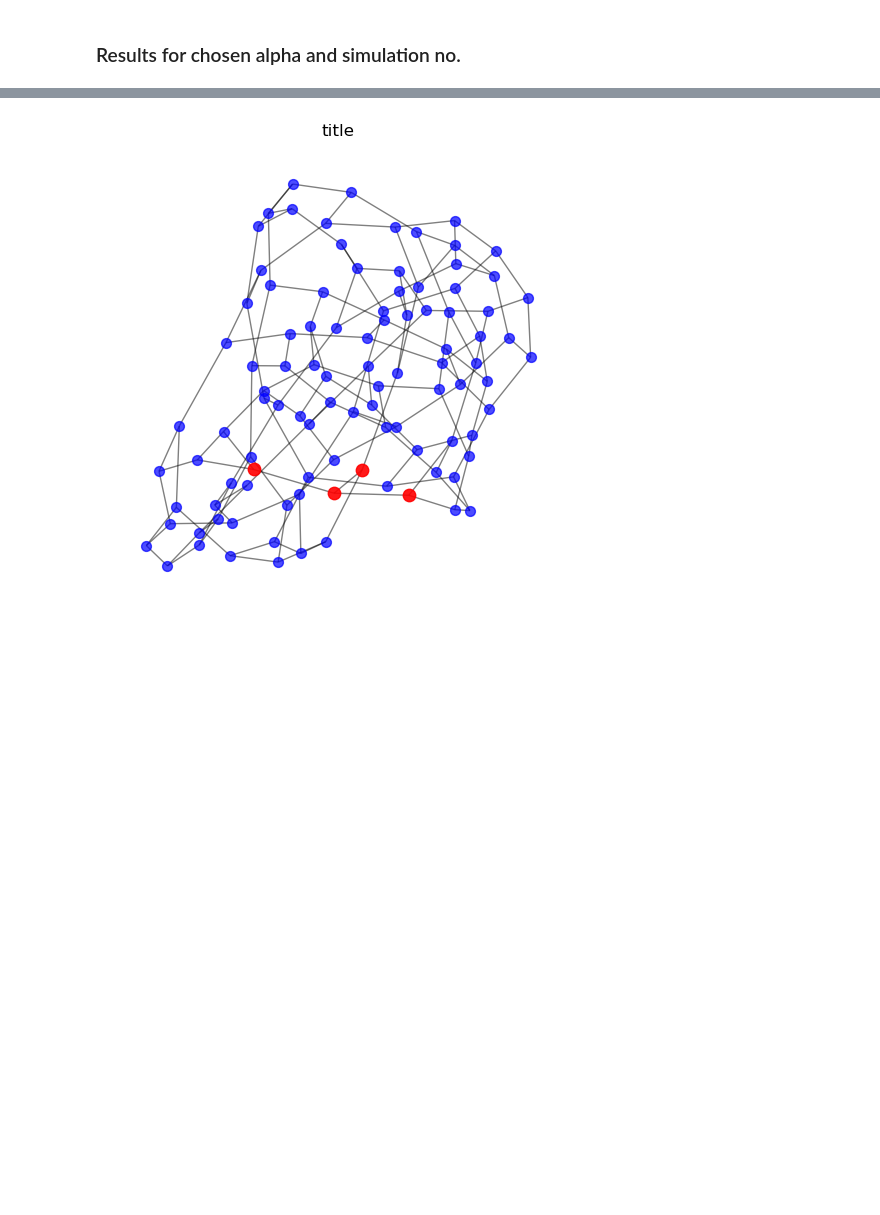
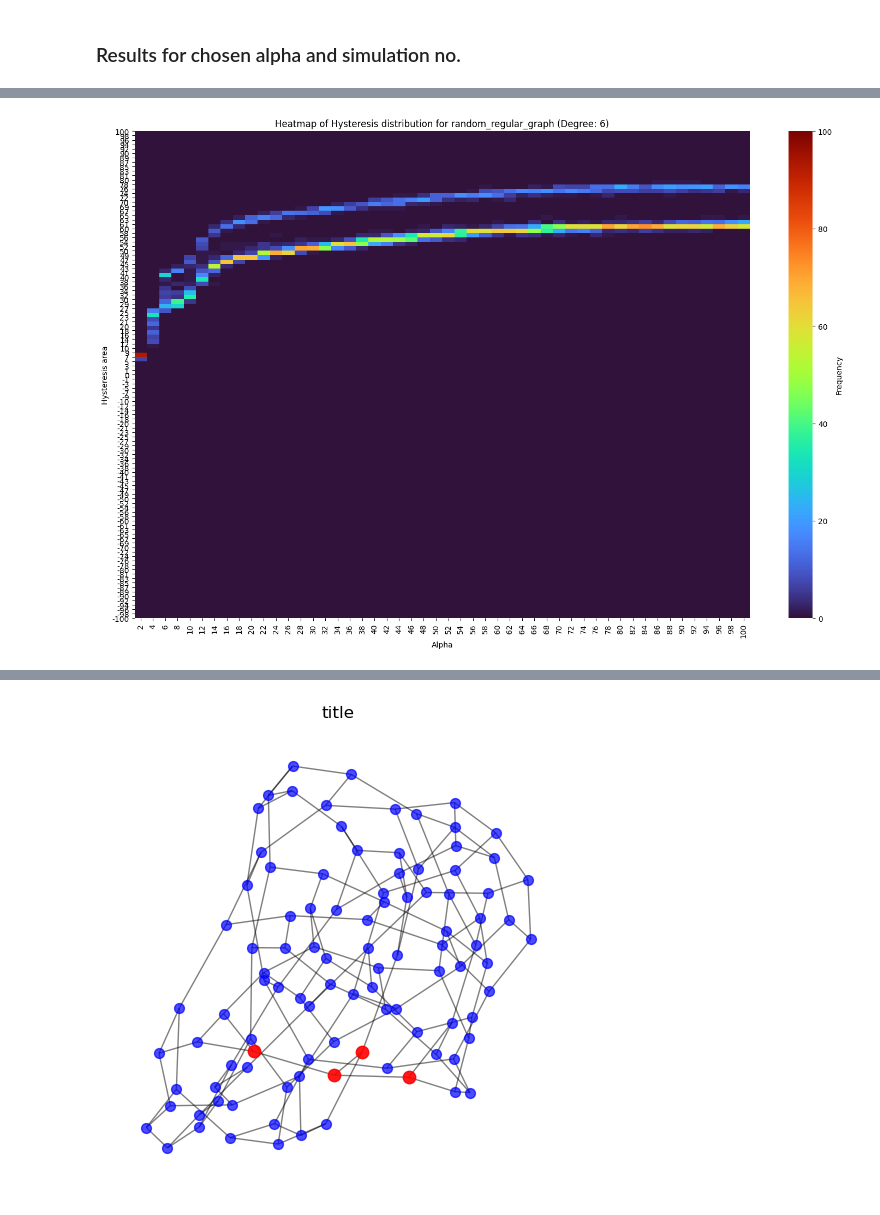
Before and after one commit to Leo1898/complex_contagions_package, a Jupyter notebook: notebooks/visualization.ipynb, the cells around one changed output, grey strips where cells are left out. Cells and saved outputs as stored; diff of their text form; code cells hidden in the pictures; blank space fills up the shorter version.

```diff
--- a/notebooks/visualization.ipynb
+++ b/notebooks/visualization.ipynb
@@ -90,0 +57,9 @@ plotter.avg_hysteresis_per_alpha(dataset_paths)
+# %%
+from complex_contagions_package.visualizer import DiffusionPlotter
+
+%matplotlib inline
+plotter = DiffusionPlotter(dataset_path="../datasets/critical_blau_final_ds_random_regular_graph_degree6.nc")
+
+plotter.hysteresis_heatmap()
+# %% [output]
+[figure, added]
```
Also changed, not shown: parts of 12 cells of this notebook, 8 other files.
